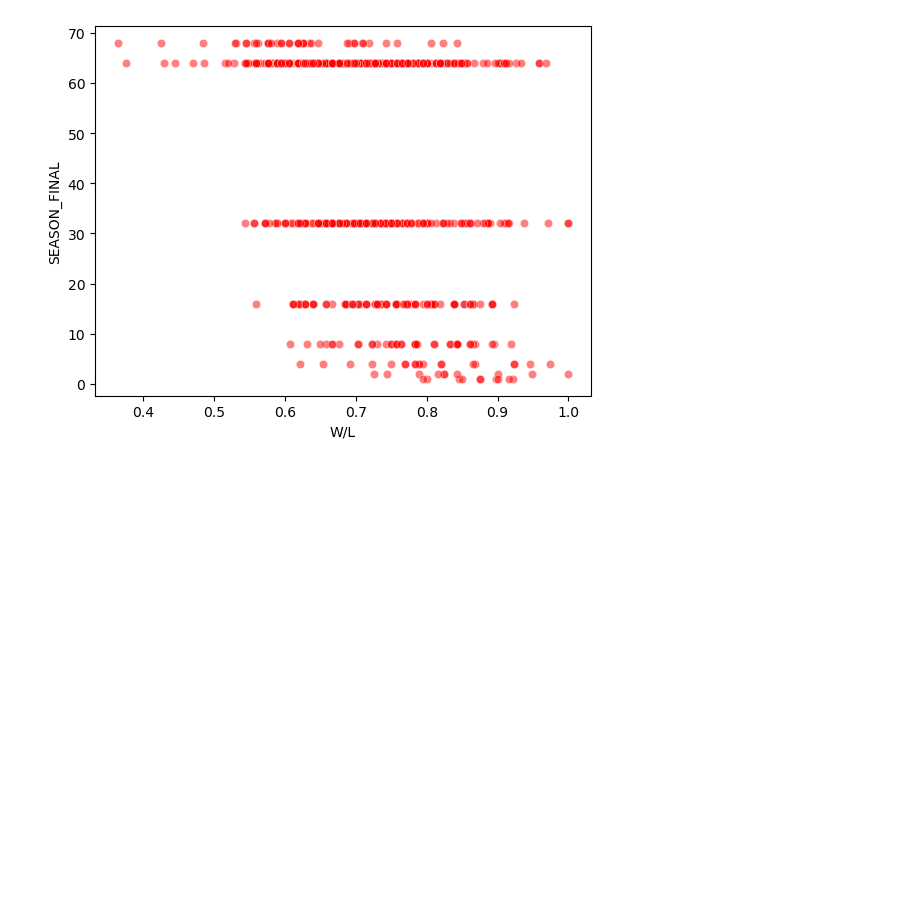
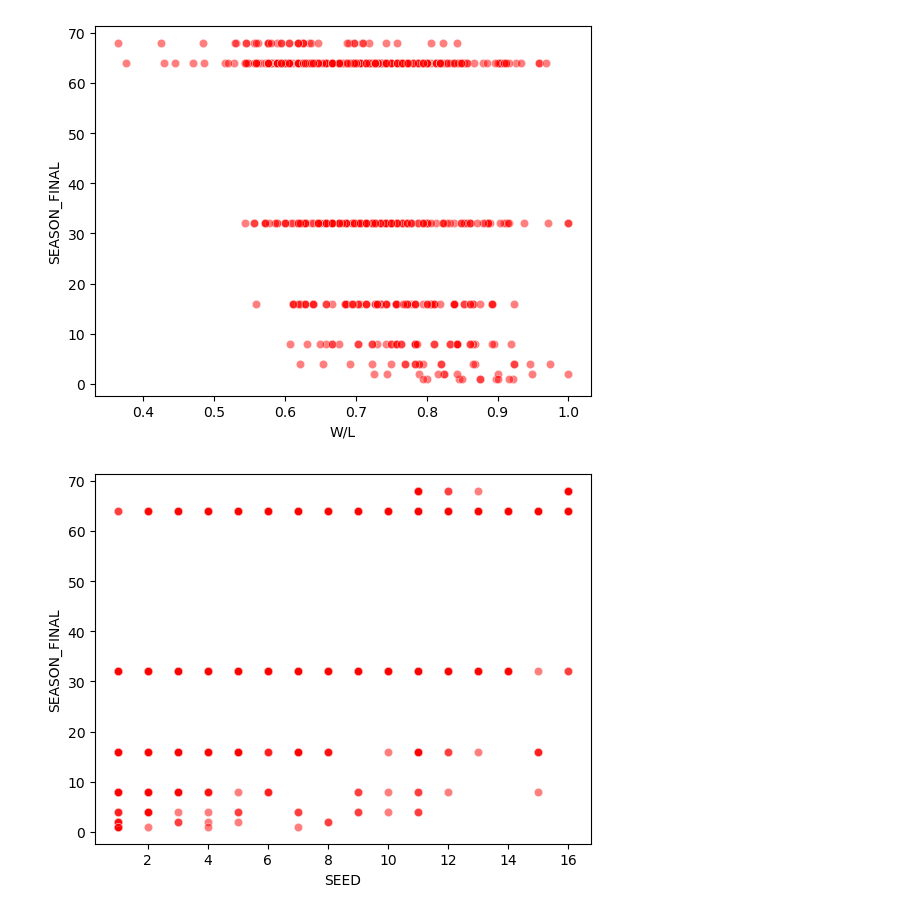
Before and after one commit to tehnoobface/CBB_Final_Project, a Jupyter notebook: cbb_clean_eda.ipynb, the cells around one changed output. Drawn from its saved outputs; the diff is of its cells as text; code cells hidden in the pictures; blank space fills up the shorter version.

```diff
--- a/cbb_clean_eda.ipynb
+++ b/cbb_clean_eda.ipynb
@@ -81,6 +81,11 @@ sns.scatterplot(x='W/L', y='SEASON_FINAL', data=cbb, color='red', alpha=0.5)
 plt.show()
 # %% [output]
 [figure]
+# %%
+sns.scatterplot(x='SEED', y='SEASON_FINAL', data=cbb, color='red', alpha=0.5)
+plt.show()
+# %% [output]
+[figure, added]
 # %%
 # Combine the two datasets with desired columns:
     # Keep in mind cbb20's SEASON_FINAL and POSTSEASON columns are currently filled with NaN's:
```
Also changed, not shown: 10 other files.
